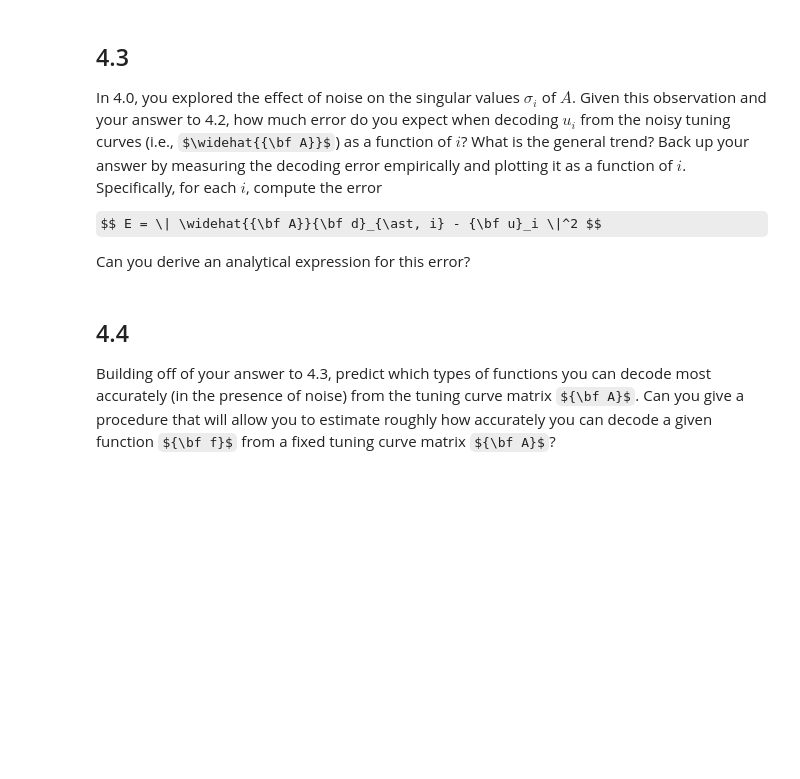
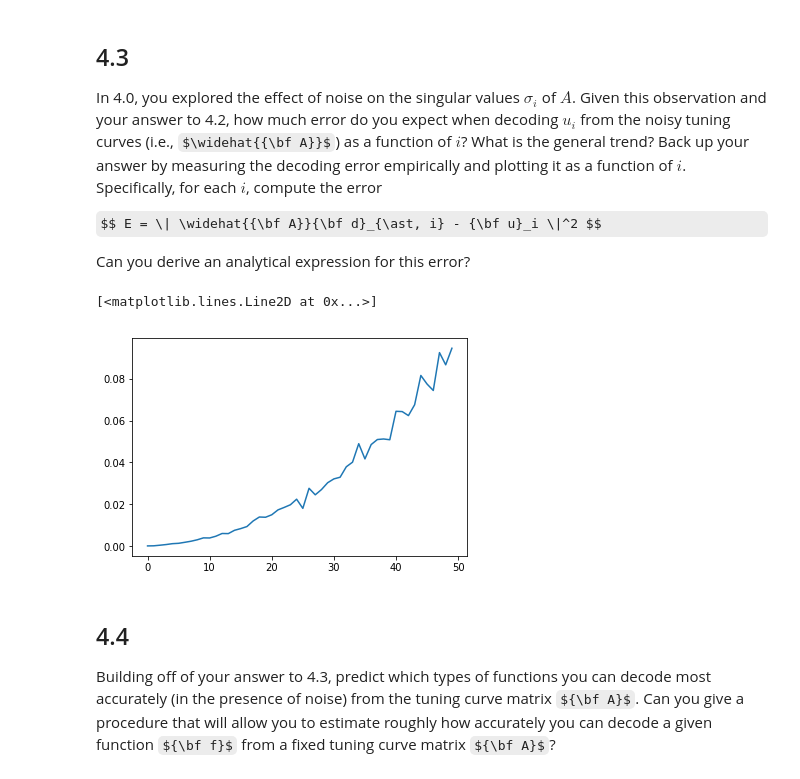
Before and after one commit to Quantumgame/EE207, a Jupyter notebook: Assignments/homework1-1/homework1/problem4_bonus.ipynb, the cells around one changed output. Saved outputs shown, nothing was run; the diff lists cells and outputs as text; code cells hidden in the pictures; some formulas as TeX source; blank space fills up the shorter version.

```diff
--- a/Assignments/homework1-1/homework1/problem4_bonus.ipynb
+++ b/Assignments/homework1-1/homework1/problem4_bonus.ipynb
@@ -151,6 +184,24 @@ In 4.0, you explored the effect of noise on the singular values $\sigma_i$ of $A
 $$ E = \| \widehat{{\bf A}}{\bf d}_{\ast, i} - {\bf u}_i \|^2 $$
 
 Can you derive an analytical expression for this error?
+# %%
+SVD = np.linalg.svd(A)
+SVDN = np.linalg.svd(Ahat)
+
+d = []
+E = []
+
+for i in range(SVD[0].shape[0]):
+    ui = np.reshape(SVD[0][:,i], (-1,1))
+    d_star = np.linalg.pinv(A.T.dot(A)).dot(A.T).dot(ui)
+    d.append(d_star)
+    e = np.sqrt(np.mean((Ahat.dot(d_star)-ui)**2))
+    E.append(e)
+# %%
+plt.plot(E)
+# %% [output]
+[<matplotlib.lines.Line2D at 0x...>]
+[figure, added]
 # %% [markdown]
 ## 4.4
 
```
Also changed, not shown: parts of 5 cells of this notebook.
